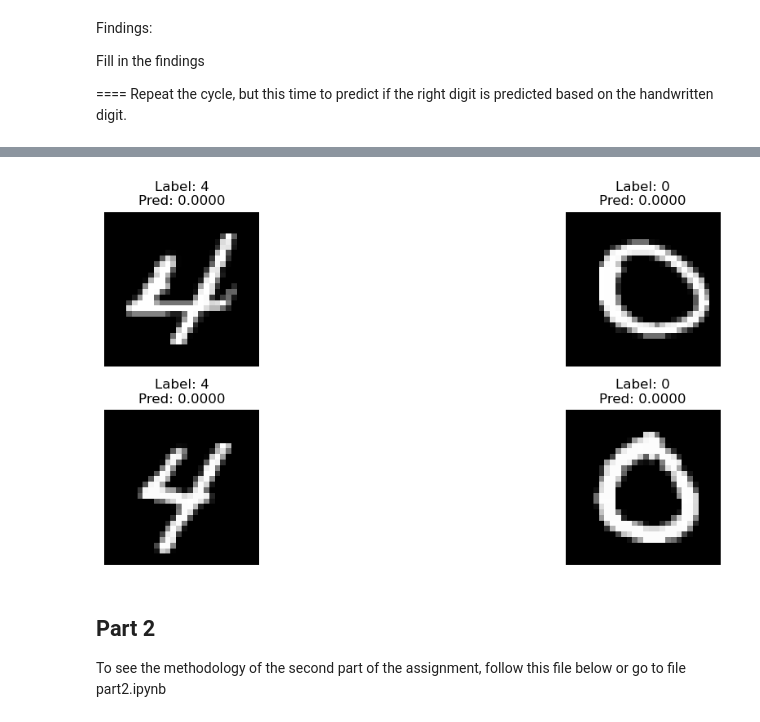
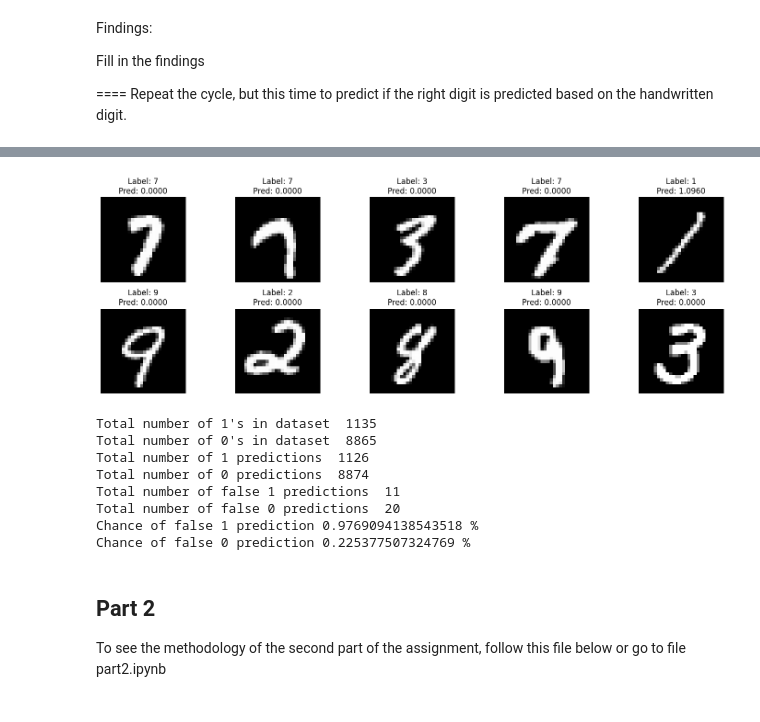
Before and after one commit to geoduin/AI_Assignment, a Jupyter notebook: part1.ipynb, the cells around one changed output, grey strips where cells are left out. Drawn from its saved outputs; the diff is of its cells as text; code cells hidden in the pictures.

```diff
--- a/part1.ipynb
+++ b/part1.ipynb
@@ -93,9 +93,9 @@ y_test_binary = (y_test == 1).astype(int)
 model = tf.keras.Sequential([
     tf.keras.layers.Flatten(input_shape=(28, 28)),
     # ReLu formula is used to determine the value
-    tf.keras.layers.Dense(128, activation="relu"),
+    tf.keras.layers.Dense(128, activation="sigmoid"),
     # The output layer
-    tf.keras.layers.Dense(1, activation="sigmoid")
+    tf.keras.layers.Dense(1, activation="relu")
 ])
 
 # Nu een optimizer toegevoegd.
@@ -104,7 +104,18 @@ adam = tf.keras.optimizers.Adam(learning_rate=0.001)
 # Compile the model
 model.compile(optimizer=adam,
               loss='binary_crossentropy',
-              metrics=["accuracy"])
+              metrics=[tf.keras.metrics.AUC(
+    num_thresholds=200,
+    curve='ROC',
+    summation_method='interpolation',
+    name=None,
+    dtype=None,
+    thresholds=None,
+    multi_label=False,
+    num_labels=None,
+    label_weights=None,
+    from_logits=False
+)])
 # %%
 # Evaluate
 # Use the model for prediction
@@ -175,6 +186,34 @@ def plot_bar_predictions(images, labels, predictions):
     plt.show()
 # %%
 predictions = model.predict(x_test)
+predictions_formatted = predictions
+
+def filter_only_ones(input_list):
+    return [x for x in input_list if x == 1]
+
+for i in range(len(predictions)):
+    if predictions[i] >= 0.5:
+        predictions_formatted[i] = 1
+    else: predictions_formatted[i] = 0
+
+
+
+countOf1 = len(filter_only_ones(y_test))
+countOf0 = len(y_test) - countOf1
+
+countOfPredicted1 = len(filter_only_ones(predictions_formatted))
+countOfPredicted0 = len(predictions_formatted) - countOfPredicted1
+
+countOfFalse1 = 0
+countOfFalse0 = 0
+
+for i in range(len(predictions)):
+    if predictions_formatted[i] != y_test_binary[i] :
+        if predictions_formatted[i] == 1 :
+            countOfFalse1 += 1
+        else:
+            countOfFalse0 += 1
+
 
 # Select a few test images to visualize
 num_images_to_visualize = 10
@@ -190,4 +229,13 @@ predictions = model.predict(selected_images_preprocessed).flatten()
 
 # Plot the images with their predicted probabilities
 plot_predictions(selected_images, selected_labels, predictions, num_images=num_images_to_visualize)
+
+print("Total number of 1's in dataset ", countOf1)
+print("Total number of 0's in dataset ", countOf0)
+print("Total number of 1 predictions ", countOfPredicted1)
+print("Total number of 0 predictions ", countOfPredicted0)
+print("Total number of false 1 predictions ", countOfFalse1)
+print("Total number of false 0 predictions ", countOfFalse0)
+print("Chance of false 1 prediction", (countOfFalse1 / countOfPredicted1 * 100), "%")
+print("Chance of false 0 prediction", (countOfFalse0 / countOfPredicted0 * 100), "%")
 # %% [output]
@@ -196,4 +244,12 @@ plot_predictions(selected_images, selected_labels, predictions, num_images=num_i
-[figure, old version]
+[figure, new version]
+Total number of 1's in dataset  1135
+Total number of 0's in dataset  8865
+Total number of 1 predictions  1126
+Total number of 0 predictions  8874
+Total number of false 1 predictions  11
+Total number of false 0 predictions  20
+Chance of false 1 prediction 0.9769094138543518 %
+Chance of false 0 prediction 0.225377507324769 %
 # %% [markdown]
 ## Part 2
 
```
Also changed, not shown: parts of 2 cells of this notebook, 1 other file.
